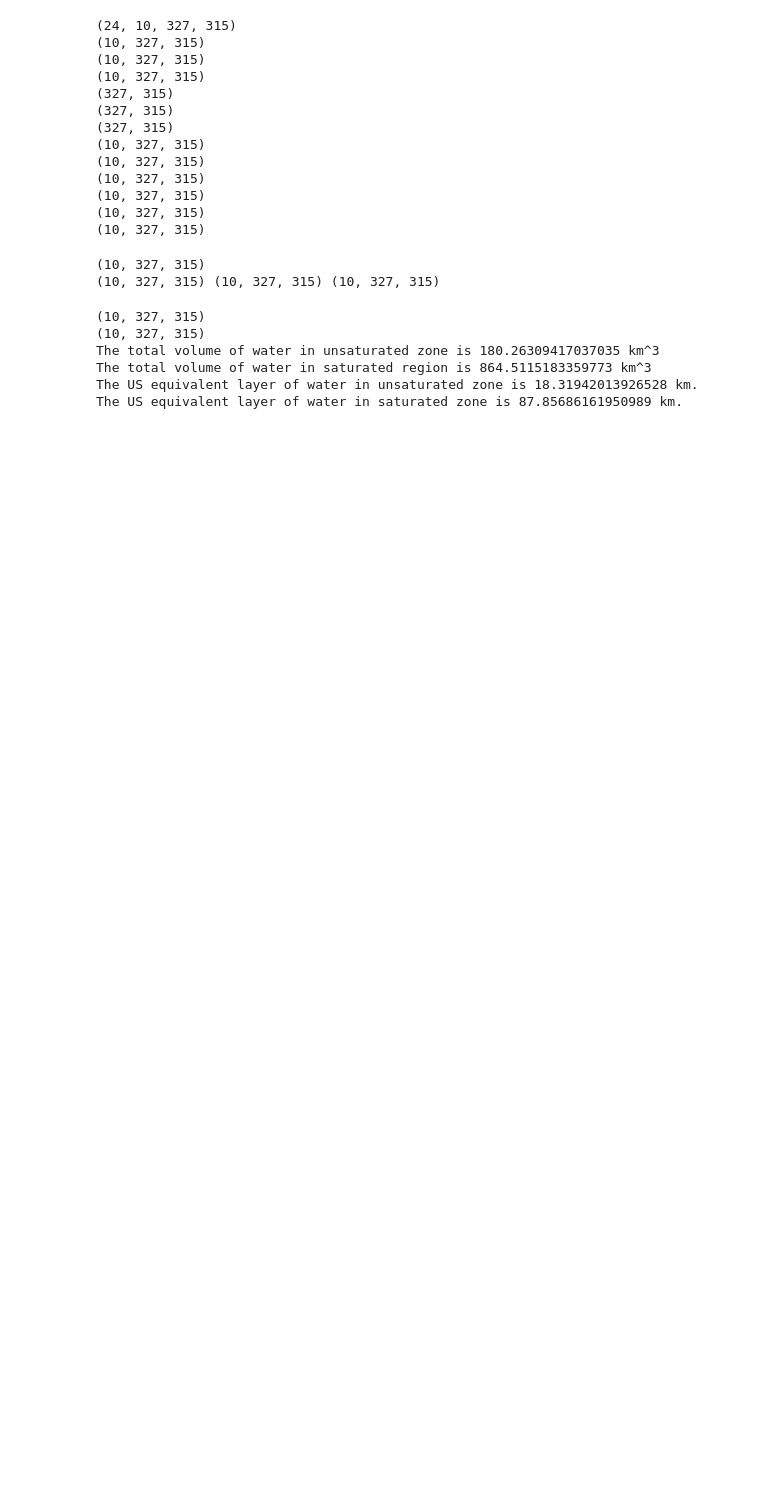
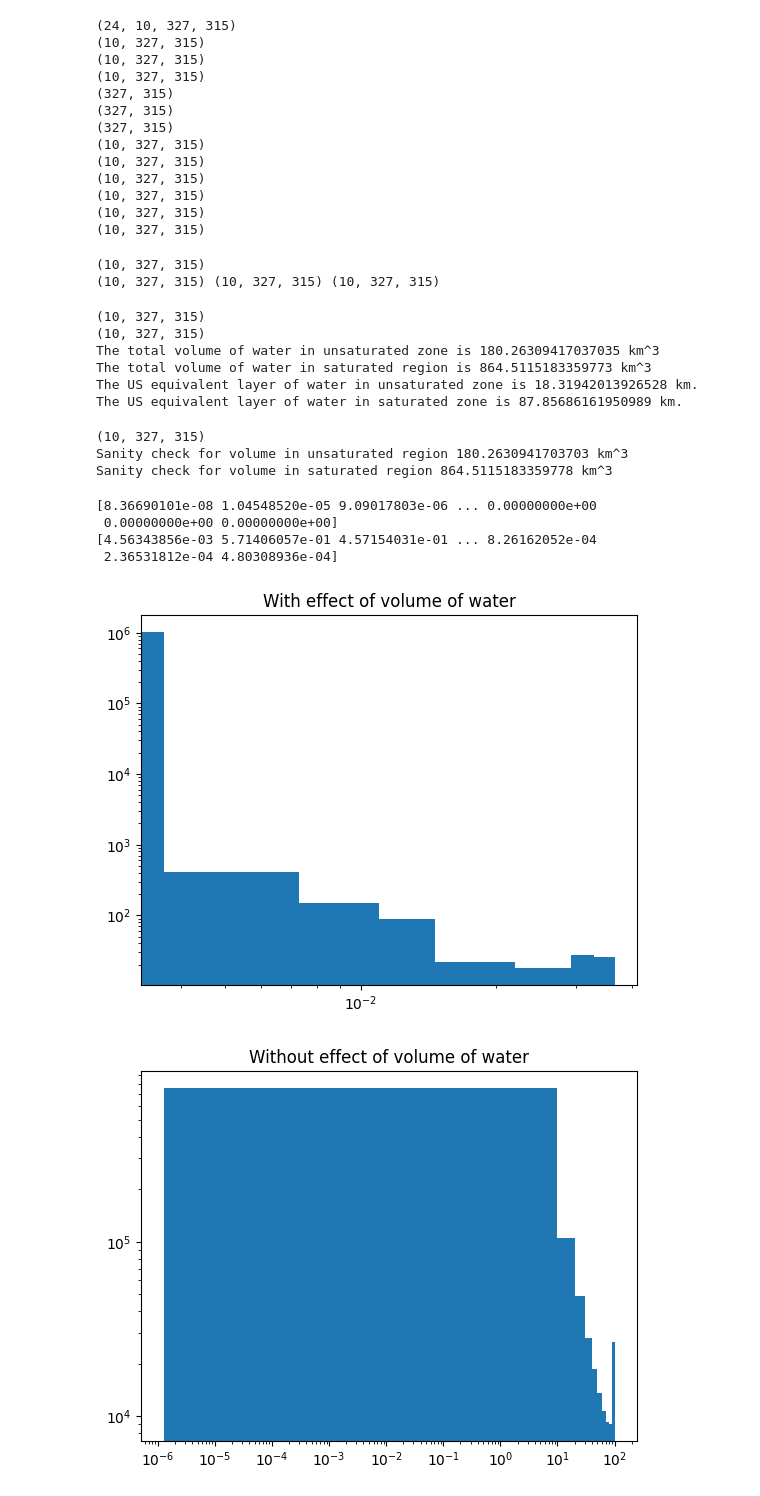
Before and after one commit to mashadab/ParFlow-project, a Jupyter notebook: CONUS2_analysis.ipynb, the cells around one changed output. Saved outputs shown, nothing was run; the diff lists cells and outputs as text; code cells hidden in the pictures; blank space fills up the shorter version.

Commit message:
First of a kind histogram of water velocities

```diff
--- a/CONUS2_analysis.ipynb
+++ b/CONUS2_analysis.ipynb
@@ -174,9 +174,50 @@ q_T = np.sqrt(q_x**2+q_y**2+q_z**2) #resultant total flux of water [m/h]
 q_L = np.sqrt(q_x**2+q_y**2)        #resultant lateral flow of water [m/h]
 
 
-#Make a US volume array
-Volume = np.ones_like(head_one_time)*Delta_x*Delta_y#np.kron(np.ones(((np.shape(press_np)[0]),1,1),Delta_x)
+#Make a volume array for the grid in m^3
+Volume = np.kron(np.ones((1,np.shape(head_one_time)[1],np.shape(head_one_time)[2])),np.transpose([[Delta_z]]))*Delta_x*Delta_y#np.kron(np.ones(((np.shape(press_np)[0]),1,1),Delta_x)
 
 # #Ratio of lateral velocity
 # Ratio = q_L/q_T
 # Ratio*porosity*Delta_x*Delta*y
+
+print(np.shape(Volume))
+
+lateral_flow_percentage_without_vol = q_L/q_T*100
+lateral_flow_percentage_with_vol    = (q_L/q_T*Volume*porosity*s_unsat)/np.sum(Volume*porosity*s_unsat)*100
+
+print('Sanity check for volume in unsaturated region',np.sum(Volume*porosity*s_unsat)/1e9,'km^3')
+print('Sanity check for volume in saturated region',np.sum(Volume*porosity*s_sat)/1e9,'km^3')
+# %% [output]
+(10, 327, 315)
+Sanity check for volume in unsaturated region 180.2630941703703 km^3
+Sanity check for volume in saturated region 864.5115183359778 km^3
+# %%
+import matplotlib.pyplot as plt
+
+#with effect of volume
+plt.figure()
+plt.title('With effect of volume of water')
+plt.hist(np.ravel(lateral_flow_percentage_with_vol),bins=10)
+np.shape(np.log(np.ravel(lateral_flow_percentage_with_vol)))
+print(np.ravel(lateral_flow_percentage_with_vol))
+plt.xscale('log')
+plt.yscale('log')
+
+#without effect of volume
+plt.figure()
+plt.title('Without effect of volume of water')
+plt.hist(np.ravel(lateral_flow_percentage_without_vol),bins=10)
+np.shape(np.log(np.ravel(lateral_flow_percentage_without_vol)))
+plt.xscale('log')
+plt.yscale('log')
+
+#without effect of volume
+print(np.ravel(lateral_flow_percentage))
+# %% [output]
+[8.36690101e-08 1.04548520e-05 9.09017803e-06 ... 0.00000000e+00
+ 0.00000000e+00 0.00000000e+00]
+[4.56343856e-03 5.71406057e-01 4.57154031e-01 ... 8.26162052e-04
+ 2.36531812e-04 4.80308936e-04]
+[figure, added]
+[figure, added]
```
Also changed, not shown: parts of 2 cells of this notebook.
